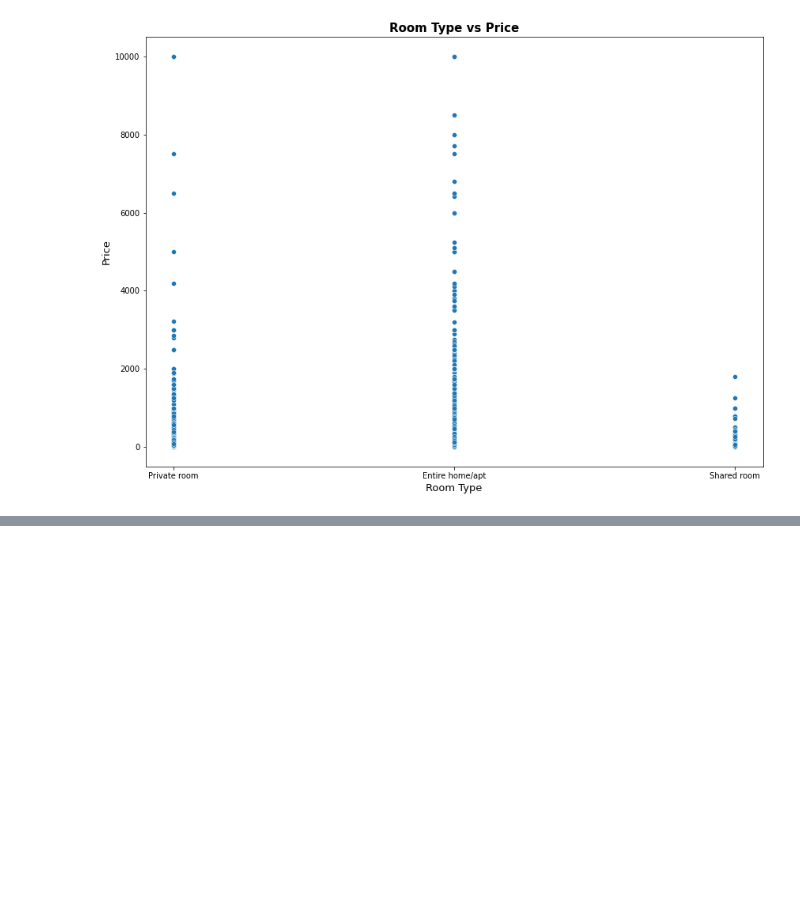
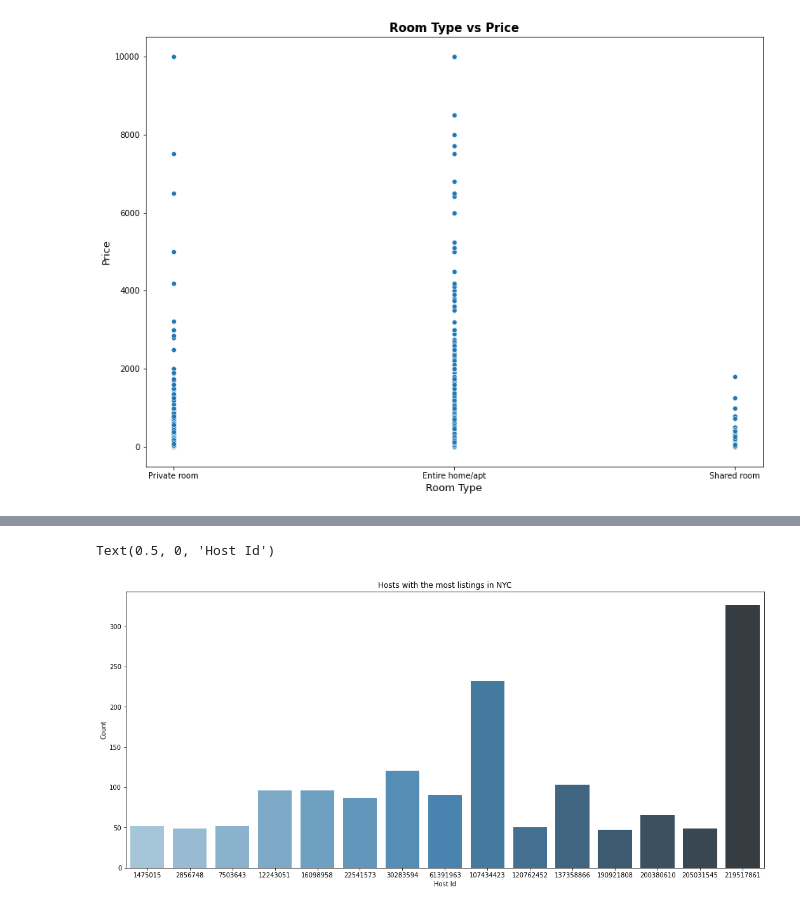
Before and after one commit to varnit836/Airbnb-NYC-2019, a Jupyter notebook: Airbnb_Bookings_Analysis_Capstone_Project.ipynb, the cells around one changed output, grey strips where cells are left out. Cells and saved outputs as stored; diff of their text form; code cells hidden in the pictures; blank space fills up the shorter version.

```diff
--- a/Airbnb_Bookings_Analysis_Capstone_Project.ipynb
+++ b/Airbnb_Bookings_Analysis_Capstone_Project.ipynb
@@ -98,0 +109,4 @@ Text(0.5, 1.0, 'Room Type vs Price')
+# %%
+#let us find the top 15 unique host with their count value
+top_host=airbnb.host_id.value_counts().head(15)
+top_host
@@ -98,0 +130,6 @@ Text(0.5, 1.0, 'Room Type vs Price')
+# %%
+#creating a dataframe of top 15 hostid with their count in original dataset
+top_host_df=pd.DataFrame(top_host)
+top_host_df.reset_index(inplace=True)
+top_host_df.rename(columns={'index':'host_id', 'host_id':'count'}, inplace=True)
+top_host_df
@@ -98,0 +153,11 @@ Text(0.5, 1.0, 'Room Type vs Price')
+# %%
+#plotting top_host_df
+plt.figure(figsize=(18,8))
+plot_1=sns.barplot(x="host_id", y="count", data=top_host_df,
+                 palette='Blues_d')
+plot_1.set_title('Hosts with the most listings in NYC')
+plot_1.set_ylabel('Count')
+plot_1.set_xlabel('Host Id')
+# %% [output]
+Text(0.5, 0, 'Host Id')
+[figure, added]
```
Also changed, not shown: parts of 9 cells of this notebook.
